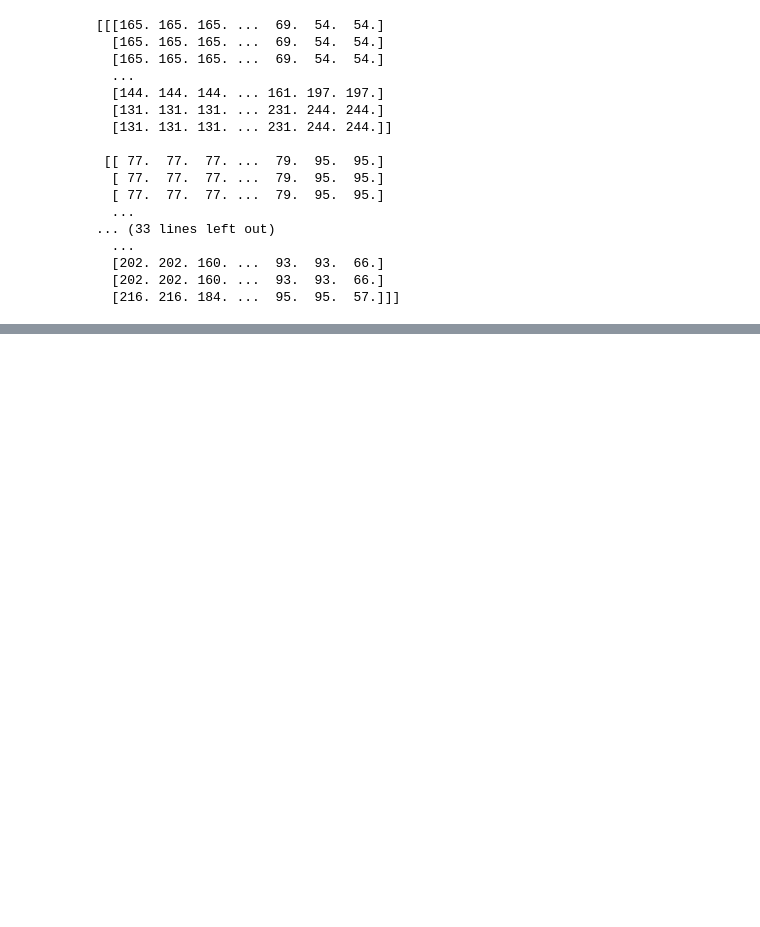
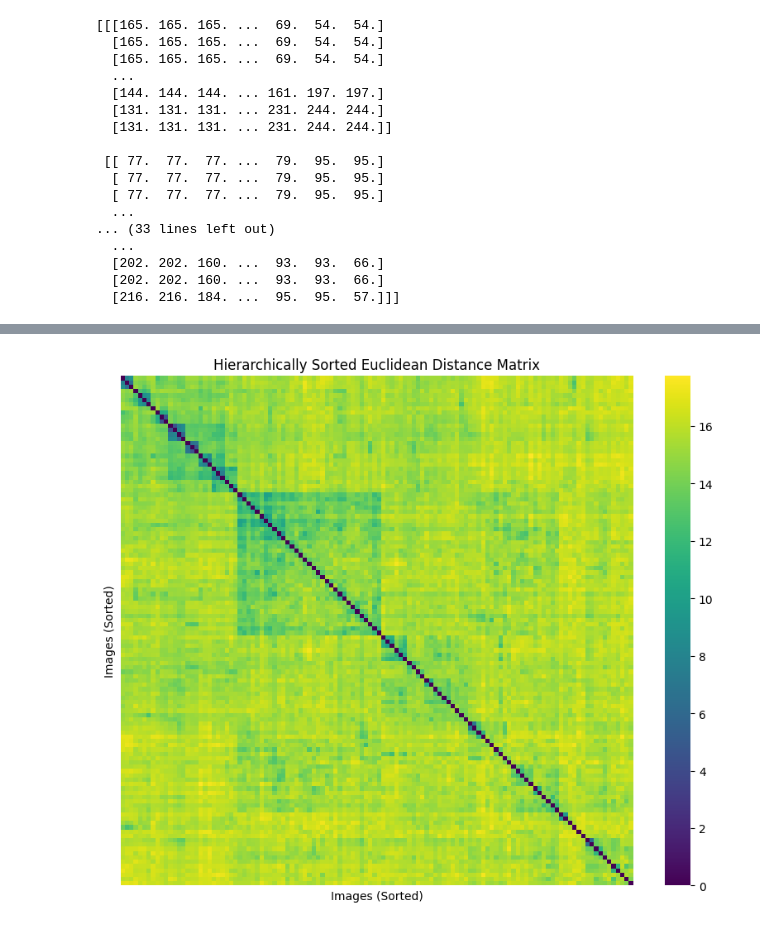
Before and after one commit to mariakesa/NeuroGarage, a Jupyter notebook: transformer_visualizations/classify_images.ipynb, the cells around one changed output, grey strips where cells are left out. Saved outputs shown, nothing was run; the diff lists cells and outputs as text; code cells hidden in the pictures; blank space fills up the shorter version.

```diff
--- a/transformer_visualizations/classify_images.ipynb
+++ b/transformer_visualizations/classify_images.ipynb
@@ -239,0 +383,27 @@ park bench
+# %%
+import numpy as np
+import seaborn as sns
+import matplotlib.pyplot as plt
+from scipy.spatial.distance import pdist, squareform
+from scipy.cluster.hierarchy import linkage, dendrogram
+
+# Compute Euclidean Distance Matrix (N x N)
+euclidean_distance = squareform(pdist(embeddings, metric="euclidean"))
+
+# Perform hierarchical clustering to reorder images based on similarity
+linkage_matrix = linkage(euclidean_distance, method="ward")
+dendro = dendrogram(linkage_matrix, no_plot=True)
+reordered_idx = dendro["leaves"]
+
+# Reorder the Euclidean distance matrix based on clustering
+sorted_distance = euclidean_distance[np.ix_(reordered_idx, reordered_idx)]
+
+# Plot heatmap
+plt.figure(figsize=(10, 8))
+sns.heatmap(sorted_distance, cmap="viridis", xticklabels=False, yticklabels=False)
+plt.title("Hierarchically Sorted Euclidean Distance Matrix")
+plt.xlabel("Images (Sorted)")
+plt.ylabel("Images (Sorted)")
+plt.show()
+# %% [output]
+[figure, added]
```
Also changed, not shown: parts of 16 cells of this notebook.
